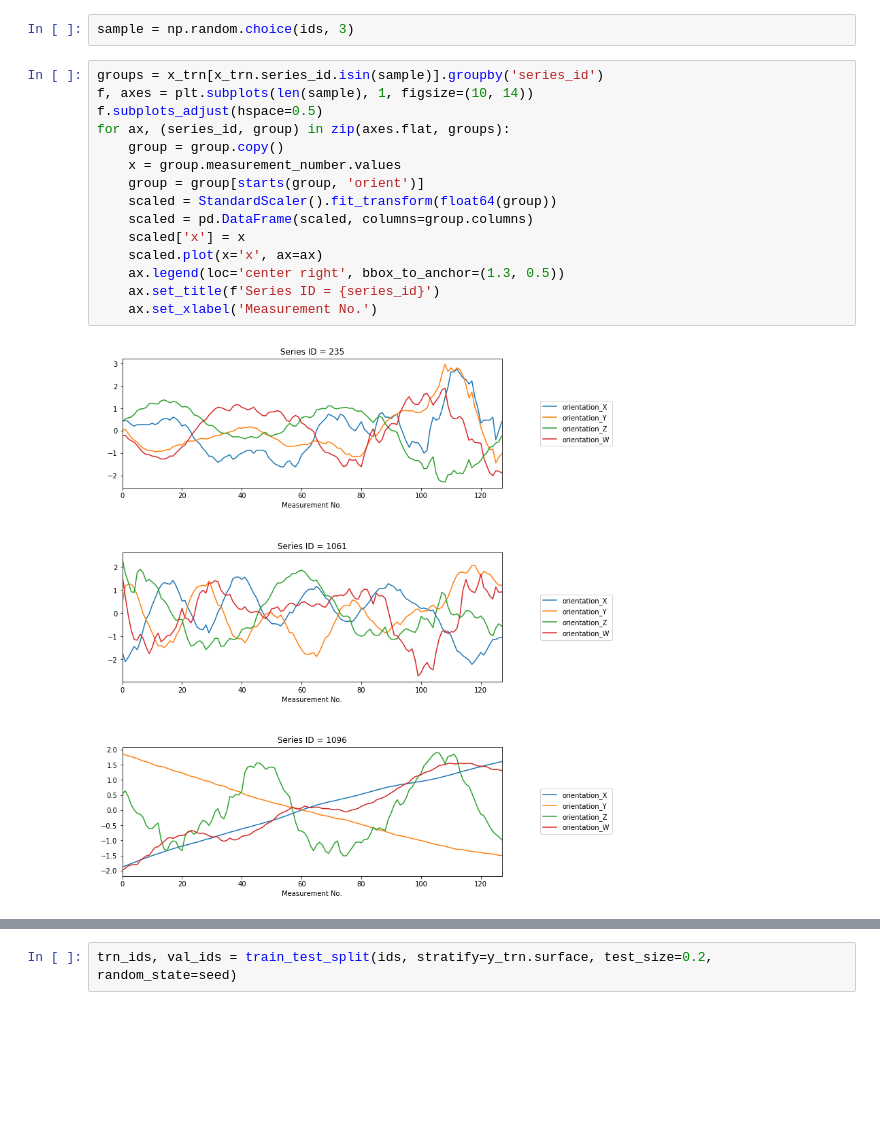
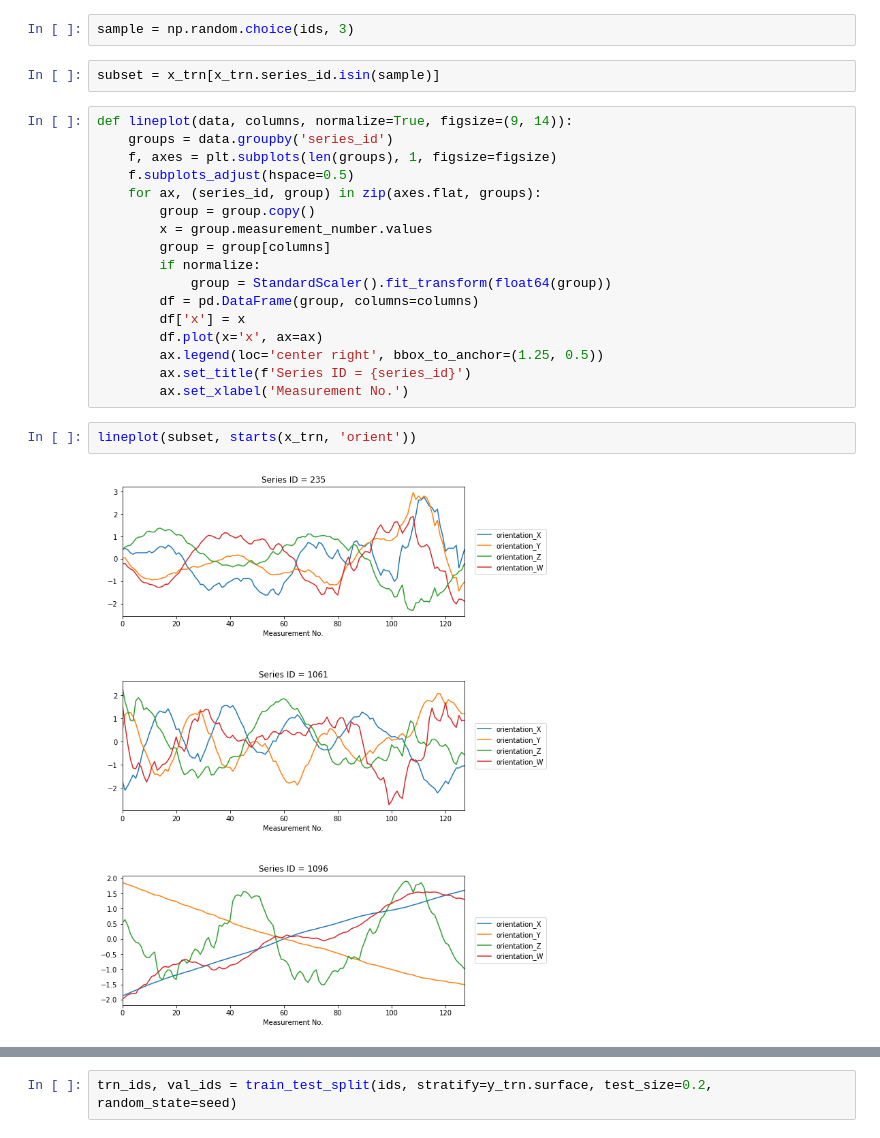
Before and after one commit to devforfu/careercon2019, a Jupyter notebook: 03_seq_modelling.ipynb, the cells around one changed output, grey strips where cells are left out. Cells and saved outputs as stored; diff of their text form; blank space fills up the shorter version.

```diff
--- a/03_seq_modelling.ipynb
+++ b/03_seq_modelling.ipynb
@@ -28,20 +40,26 @@ x_trn, y_trn, x_tst = from_feather('x_trn', 'y_trn', 'x_tst')
 ids = x_trn.series_id.unique()
 # %%
 sample = np.random.choice(ids, 3)
+# %%
+subset = x_trn[x_trn.series_id.isin(sample)]
 # %%
-groups = x_trn[x_trn.series_id.isin(sample)].groupby('series_id')
-f, axes = plt.subplots(len(sample), 1, figsize=(10, 14))
-f.subplots_adjust(hspace=0.5)
-for ax, (series_id, group) in zip(axes.flat, groups):
-    group = group.copy()
-    x = group.measurement_number.values
-    group = group[starts(group, 'orient')]
-    scaled = StandardScaler().fit_transform(float64(group))
-    scaled = pd.DataFrame(scaled, columns=group.columns)
-    scaled['x'] = x
-    scaled.plot(x='x', ax=ax)
-    ax.legend(loc='center right', bbox_to_anchor=(1.3, 0.5))
-    ax.set_title(f'Series ID = {series_id}')
-    ax.set_xlabel('Measurement No.')
+def lineplot(data, columns, normalize=True, figsize=(9, 14)):
+    groups = data.groupby('series_id')
+    f, axes = plt.subplots(len(groups), 1, figsize=figsize)
+    f.subplots_adjust(hspace=0.5)
+    for ax, (series_id, group) in zip(axes.flat, groups):
+        group = group.copy()
+        x = group.measurement_number.values
+        group = group[columns]
+        if normalize:
+            group = StandardScaler().fit_transform(float64(group))
+        df = pd.DataFrame(group, columns=columns)
+        df['x'] = x
+        df.plot(x='x', ax=ax)
+        ax.legend(loc='center right', bbox_to_anchor=(1.25, 0.5))
+        ax.set_title(f'Series ID = {series_id}')
+        ax.set_xlabel('Measurement No.')
-# %% [output]
-[figure, removed]
+# %%
+lineplot(subset, starts(x_trn, 'orient'))
+# %% [output]
+[figure, added]
```
Also changed, not shown: parts of 10 cells of this notebook.
